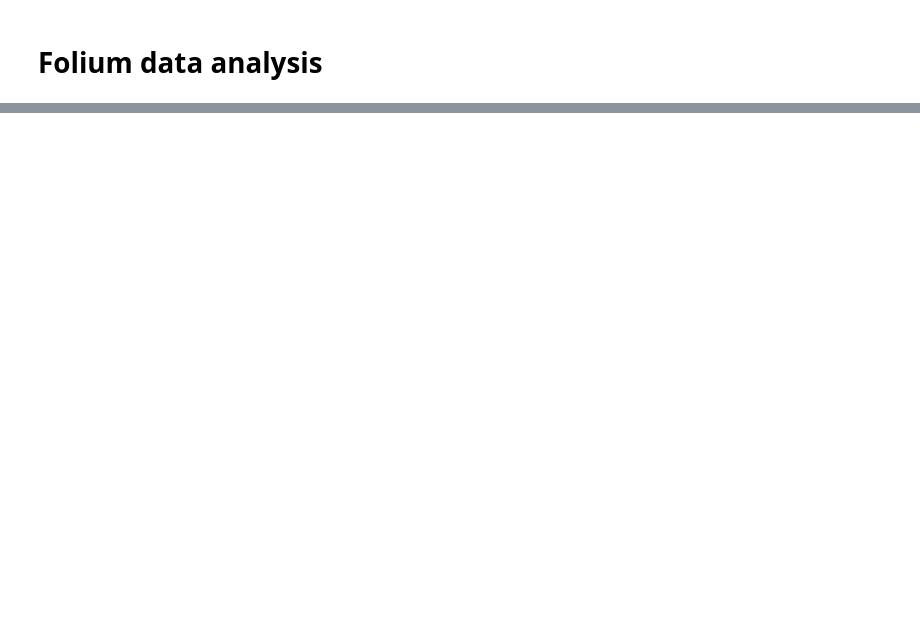
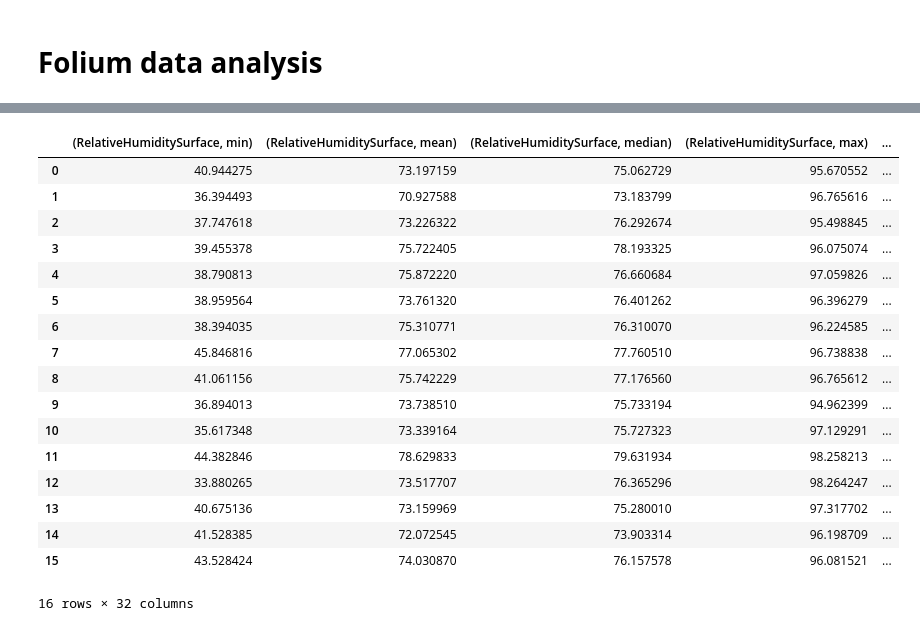
Before and after one commit to viggo-gascou/fyp2022p01g06, a Jupyter notebook: Notebooks/NOT NEEDED.ipynb, the cells around one changed output, grey strips where cells are left out. Saved outputs shown, nothing was run; the diff lists cells and outputs as text; code cells hidden in the pictures; blank space fills up the shorter version.

```diff
--- a/Notebooks/NOT NEEDED.ipynb
+++ b/Notebooks/NOT NEEDED.ipynb
@@ -124,0 +184,23 @@ a_cases_pc
+# %%
+Merged_data = pd.merge(left=weather_by_region, right=corona_df_by_region, how='left', left_on='iso3166-2', right_on='region')
+
+Merged_data
+# %% [output]
+|  | (RelativeHumiditySurface, min) | (RelativeHumiditySurface, mean) | (RelativeHumiditySurface, median) | (RelativeHumiditySurface, max) | ... |
+| 0 | 40.944275 | 73.197159 | 75.062729 | 95.670552 | ... |
+| 1 | 36.394493 | 70.927588 | 73.183799 | 96.765616 | ... |
+| 2 | 37.747618 | 73.226322 | 76.292674 | 95.498845 | ... |
+| 3 | 39.455378 | 75.722405 | 78.193325 | 96.075074 | ... |
+| 4 | 38.790813 | 75.872220 | 76.660684 | 97.059826 | ... |
+| 5 | 38.959564 | 73.761320 | 76.401262 | 96.396279 | ... |
+| 6 | 38.394035 | 75.310771 | 76.310070 | 96.224585 | ... |
+| 7 | 45.846816 | 77.065302 | 77.760510 | 96.738838 | ... |
+| 8 | 41.061156 | 75.742229 | 77.176560 | 96.765612 | ... |
+| 9 | 36.894013 | 73.738510 | 75.733194 | 94.962399 | ... |
+| 10 | 35.617348 | 73.339164 | 75.727323 | 97.129291 | ... |
+| 11 | 44.382846 | 78.629833 | 79.631934 | 98.258213 | ... |
+| 12 | 33.880265 | 73.517707 | 76.365296 | 98.264247 | ... |
+| 13 | 40.675136 | 73.159969 | 75.280010 | 97.317702 | ... |
+| 14 | 41.528385 | 72.072545 | 73.903314 | 96.198709 | ... |
+| 15 | 43.528424 | 74.030870 | 76.157578 | 96.081521 | ... |
+16 rows × 32 columns
```
Also changed, not shown: parts of 6 cells of this notebook, 1 other file.
